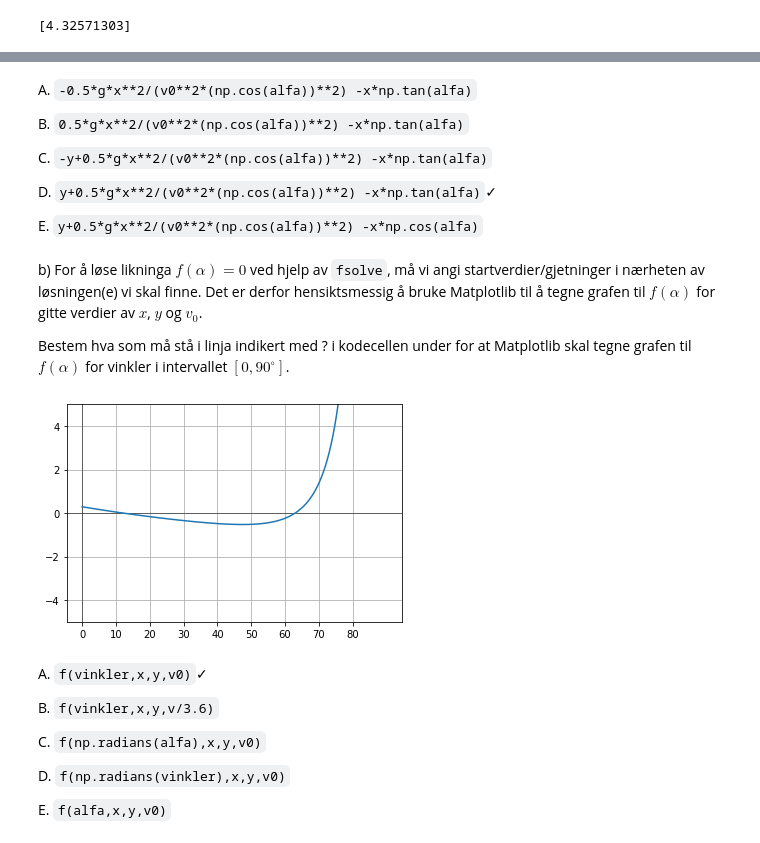
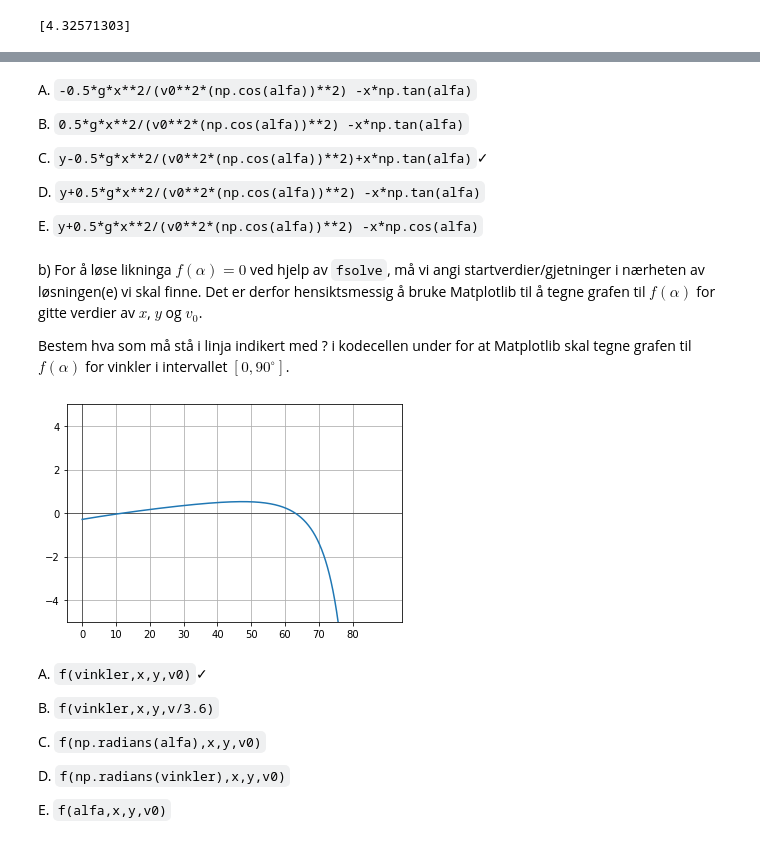
Before and after one commit to kbjorkli/programmeringsoppgaver, a Jupyter notebook: løsning_eksempler_programmeringsoppgaver_fysikk_oppdatert.ipynb, the cells around one changed output, grey strips where cells are left out. Drawn from its saved outputs; the diff is of its cells as text; code cells hidden in the pictures.

````diff
--- a/løsning_eksempler_programmeringsoppgaver_fysikk_oppdatert.ipynb
+++ b/løsning_eksempler_programmeringsoppgaver_fysikk_oppdatert.ipynb
@@ -28,14 +28,14 @@ def f(t,alfa,v0,y):
     v0: Startfart [m/s]
     y: Posisjon når legemet treffer bakken [m] (NB: y < 0 pga. positiv retning oppover)
     """
-    return -0.5*g*t**2+v0*np.sin(alfa)*t-y
+    return 0.5*g*t**2-v0*np.sin(alfa)*t-y
 
 def horisontal_rekkevidde(alfa,v0,y):
     """Funksjonen beregner den horisontale rekkevidden [m], for et gitt sett av input.
     Input:
     alfa: Utskytingsvinkel med horisontalen [grader]
     v0: Startfart [m/s]
-    y: Starthøyde over bakken [m] (NB: y <= 0 pga. positiv retning oppover)
+    y: Starthøyde over bakken [m]
 
     Output:
     Horisontal rekkevidde, dvs. horisontal avstand utgangspunkt-nedslagspunkt [m]
@@ -46,7 +46,7 @@ def horisontal_rekkevidde(alfa,v0,y):
     #parametre/gitte verdier til funksjonen f. Syntaksen (alfa,v0,y) angir at
     #f skal betraktes som en funksjon av t; ikke av alfa,v0,y.
     t=fsolve(f,t_start,(alfa,v0,y)) #Falltiden t
-    return v0*np.cos(alfa)*t  #Returnerer horisontal rekkevidde
+    return v0*np.cos(alfa)*t  #KODE MANGLER
 
 #Definerer verdier for kastet
 alfa=30 #Utgangsvinkel i grader
@@ -155,15 +151,19 @@ Bestem hva som skal stå på linja i kodecellen under, indikert med ?.
 # %%
 #Oppgave 1c
+import numpy as np
 def alfa_maks(v0,y):
-    vinkler=np.linspace(0,90,1000) #array med vinkler
-    horisontal_rekkevidde_vektorisert=np.vectorize(horisontal_rekkevidde) #vektoriserer funksjonen
-    rekkevidde=horisontal_rekkevidde_vektorisert(vinkler,v0,y) #beregner rekkevidde for alle vinkler i array
-    indeks=np.argmax(rekkevidde) #henter ut indeks for maksimal verdi i array
-    alfa_maks=vinkler[indeks] #henter ut vinkel for maksimal rekkevidde
+    vinkler=np.linspace(0,90,1000) #1
+    rekkevidde=np.zeros_like(vinkler) #2
+    i=0 #3
+    for alfa in vinkler:
+        rekkevidde[i]=horisontal_rekkevidde(alfa,v0,y) #KODE MANGLER
+        i=i+1
+    indeks=np.argmax(rekkevidde) #4
+    alfa_maks=vinkler[indeks]  #5
     return alfa_maks
 
 #Beregner maksimal rekkevidde for gitte verdier av v0 og y
 v0=7
-y=-9
+y=0
 print(alfa_maks(v0,y))
 # %% [output]
@@ -188,27 +188,18 @@ a) For å finne utskytingsvinkelen $\alpha$ som gir treff i blinken for gitte ve
 # %%
 #Oppgave 2a
 import numpy as np
-
 def f(alfa,x,y,v0):
-    """Funksjonen definerer likningen f(alfa)=0 som bestemmer vinkel alfa som gir treff i (x,y).
-    Input:
-    alfa: Startvinkel, avhengig variabel [grader]
-    Parametre:
-    x: x-koordinat til blinken
-    y: y-koordinat til blinken [m]. NB! y < 0 for valgt positiv retning
-    v0: Startfart [m/s]
-    """
     g=9.81
-    alfa=np.radians(alfa) #konverterer til radianer
-    return y+0.5*g*x**2/(v0**2*(np.cos(alfa))**2) -x*np.tan(alfa)
+    alfa=np.deg2rad(alfa)
+    return y-0.5*g*x**2/(v0**2*(np.cos(alfa))**2)+x*np.tan(alfa) #KODE MANGLER
 # %% [markdown]
 A. ```-0.5*g*x**2/(v0**2*(np.cos(alfa))**2) -x*np.tan(alfa)```
 
 B. ```0.5*g*x**2/(v0**2*(np.cos(alfa))**2) -x*np.tan(alfa)```
 
-C. ```-y+0.5*g*x**2/(v0**2*(np.cos(alfa))**2) -x*np.tan(alfa)```
+C. ```y-0.5*g*x**2/(v0**2*(np.cos(alfa))**2)+x*np.tan(alfa)```<span>&#10003;</span>
 
-D. ```y+0.5*g*x**2/(v0**2*(np.cos(alfa))**2) -x*np.tan(alfa)```<span>&#10003;</span>
+D. ```y+0.5*g*x**2/(v0**2*(np.cos(alfa))**2) -x*np.tan(alfa)```
 
 E. ```y+0.5*g*x**2/(v0**2*(np.cos(alfa))**2) -x*np.cos(alfa)```
 # %% [markdown]
@@ -218,29 +209,29 @@ Bestem hva som må stå i linja indikert med ? i kodecellen under for at Matplot
 # %%
 #Oppgave 2b
 import numpy as np
 import matplotlib.pyplot as plt
 
 #Definerer verdier for x, y og v0
 x=1.5
-y=-0.4
+y=0.4
 v0=4.0
 
 #Definerer array med verdier for vinklene i intervallet [0,90]
 vinkler=np.linspace(0,90,1000)
 
 #Funksjonsverdiene som skal plottes er f(vinkler)
 verdier=f(vinkler,x,y,v0)
 
 #Definerer egenskapene til grafen som skal tegnes
 plt.ylim(-5,5) #Nedre og øvre y-verdi
 plt.xticks(np.arange(0,90,10)) #Definerer skala på x-aksen
 plt.grid('major') #Tegner inn rutenett
 plt.axhline(0, color='black', linewidth=.5) #Tegner inn horisontal x-akse
 plt.axvline(0, color='black', linewidth=.5) #Tegner inn vertikal y-akse
 plt.plot(vinkler,verdier) #Plotter f som funksjon av alfa
 plt.show() #Tegn plott
 # %% [output]
-[figure, old version]
+[figure, new version]
 # %% [markdown]
 A. ```f(vinkler,x,y,v0)```<span>&#10003;</span>
 
````
Also changed, not shown: parts of 9 cells of this notebook, 1 other file.
